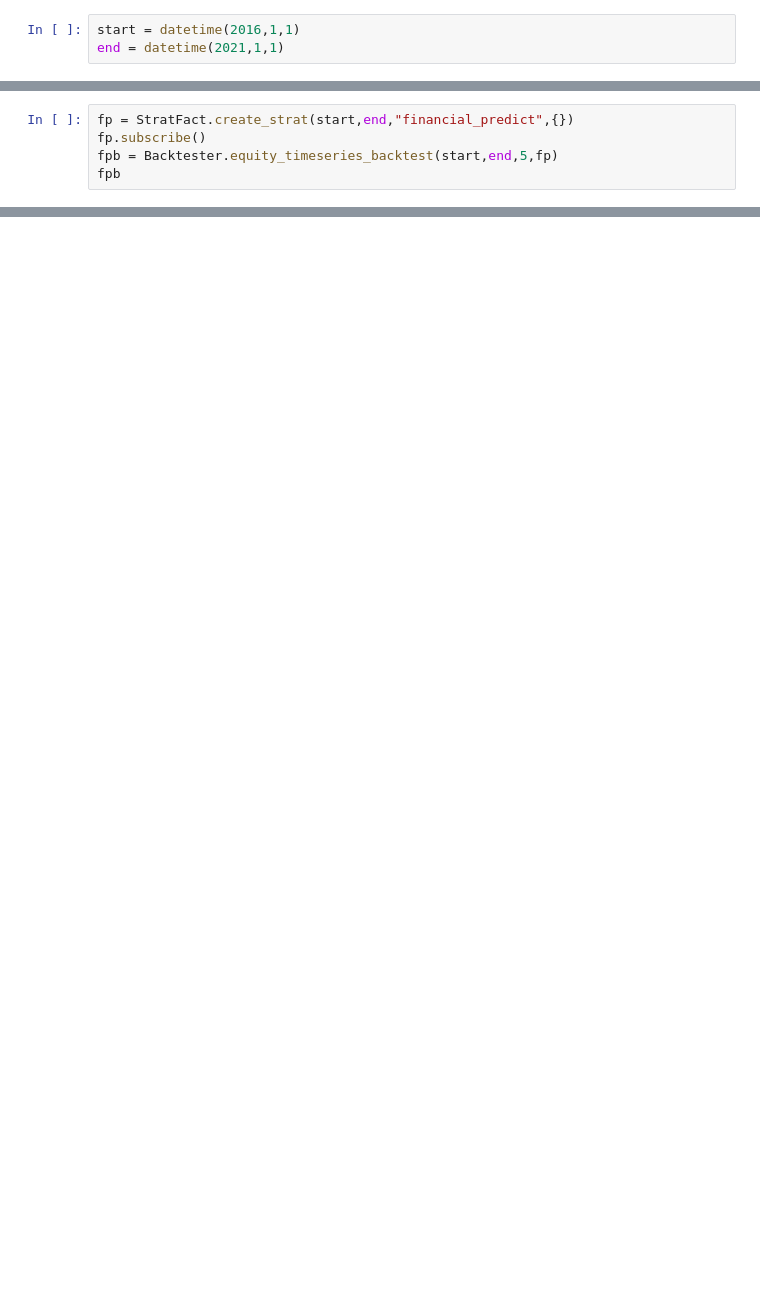
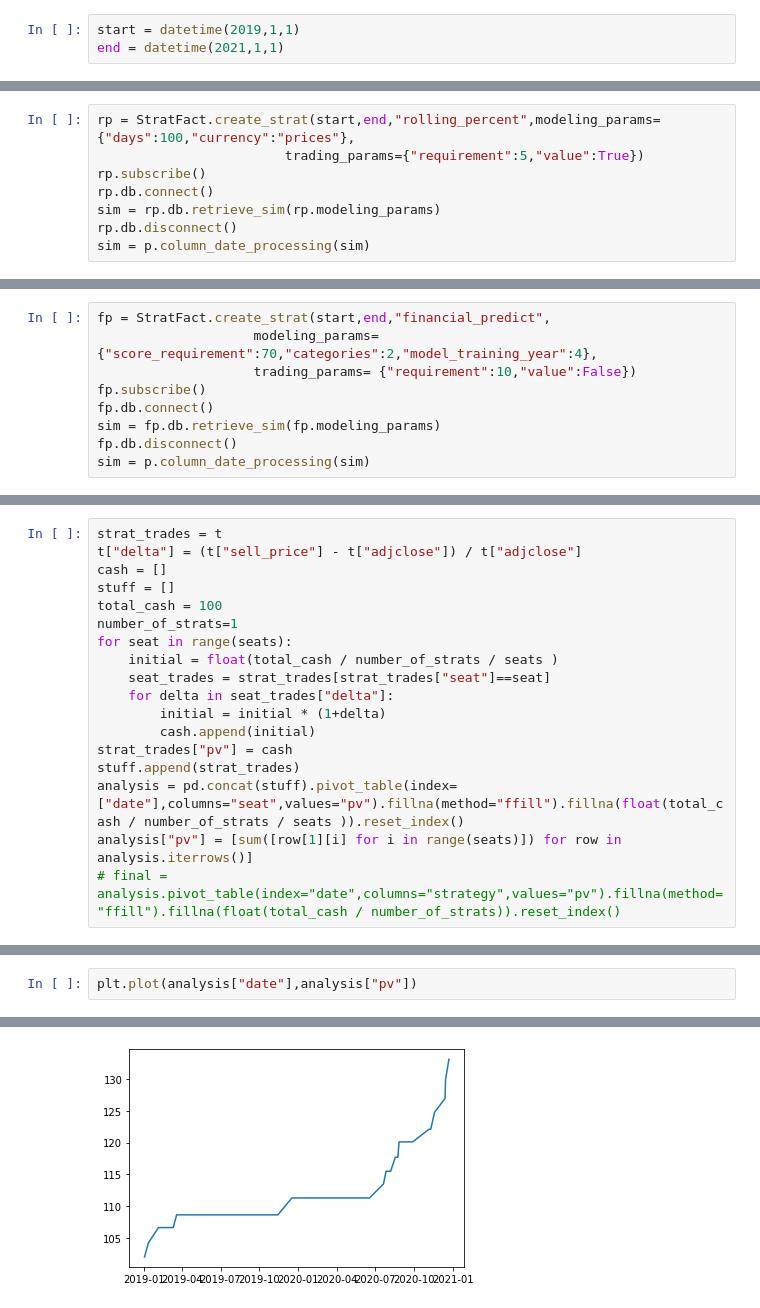
Before and after one commit to chung-ejy/longshot, a Jupyter notebook: backtester_testing.ipynb, the cells around one changed output, grey strips where cells are left out. Drawn from its saved outputs; the diff is of its cells as text; blank space fills up the shorter version.

```diff
--- a/backtester_testing.ipynb
+++ b/backtester_testing.ipynb
@@ -5,3 +11,3 @@ from backtester.backtester import Backtester
 # %%
-start = datetime(2016,1,1)
+start = datetime(2019,1,1)
 end = datetime(2021,1,1)
@@ -118,0 +16,8 @@ single positional indexer is out-of-bounds
+# %%
+rp = StratFact.create_strat(start,end,"rolling_percent",modeling_params={"days":100,"currency":"prices"},
+                        trading_params={"requirement":5,"value":True})
+rp.subscribe()
+rp.db.connect()
+sim = rp.db.retrieve_sim(rp.modeling_params)
+rp.db.disconnect()
+sim = p.column_date_processing(sim)
@@ -119,5 +173,9 @@ single positional indexer is out-of-bounds
 # %%
-fp = StratFact.create_strat(start,end,"financial_predict",{})
+fp = StratFact.create_strat(start,end,"financial_predict",
+                    modeling_params={"score_requirement":70,"categories":2,"model_training_year":4},
+                    trading_params= {"requirement":10,"value":False})
 fp.subscribe()
-fpb = Backtester.equity_timeseries_backtest(start,end,5,fp)
-fpb
+fp.db.connect()
+sim = fp.db.retrieve_sim(fp.modeling_params)
+fp.db.disconnect()
+sim = p.column_date_processing(sim)
@@ -125,0 +266,18 @@ fpb
+# %%
+strat_trades = t
+t["delta"] = (t["sell_price"] - t["adjclose"]) / t["adjclose"]
+cash = []
+stuff = []
+total_cash = 100
+number_of_strats=1
+for seat in range(seats):
+    initial = float(total_cash / number_of_strats / seats )
+    seat_trades = strat_trades[strat_trades["seat"]==seat]
+    for delta in seat_trades["delta"]:
+        initial = initial * (1+delta)
+        cash.append(initial)
+strat_trades["pv"] = cash
+stuff.append(strat_trades)
+analysis = pd.concat(stuff).pivot_table(index=["date"],columns="seat",values="pv").fillna(method="ffill").fillna(float(total_cash / number_of_strats / seats )).reset_index()
+analysis["pv"] = [sum([row[1][i] for i in range(seats)]) for row in analysis.iterrows()]
+# final = analysis.pivot_table(index="date",columns="strategy",values="pv").fillna(method="ffill").fillna(float(total_cash / number_of_strats)).reset_index()
@@ -125,0 +304,3 @@ fpb
+# %%
+plt.plot(analysis["date"],analysis["pv"])
+# %% [output]
@@ -125,0 +308 @@ fpb
+[figure, added]
```
Also changed, not shown: parts of 31 cells of this notebook, 12 other files.
